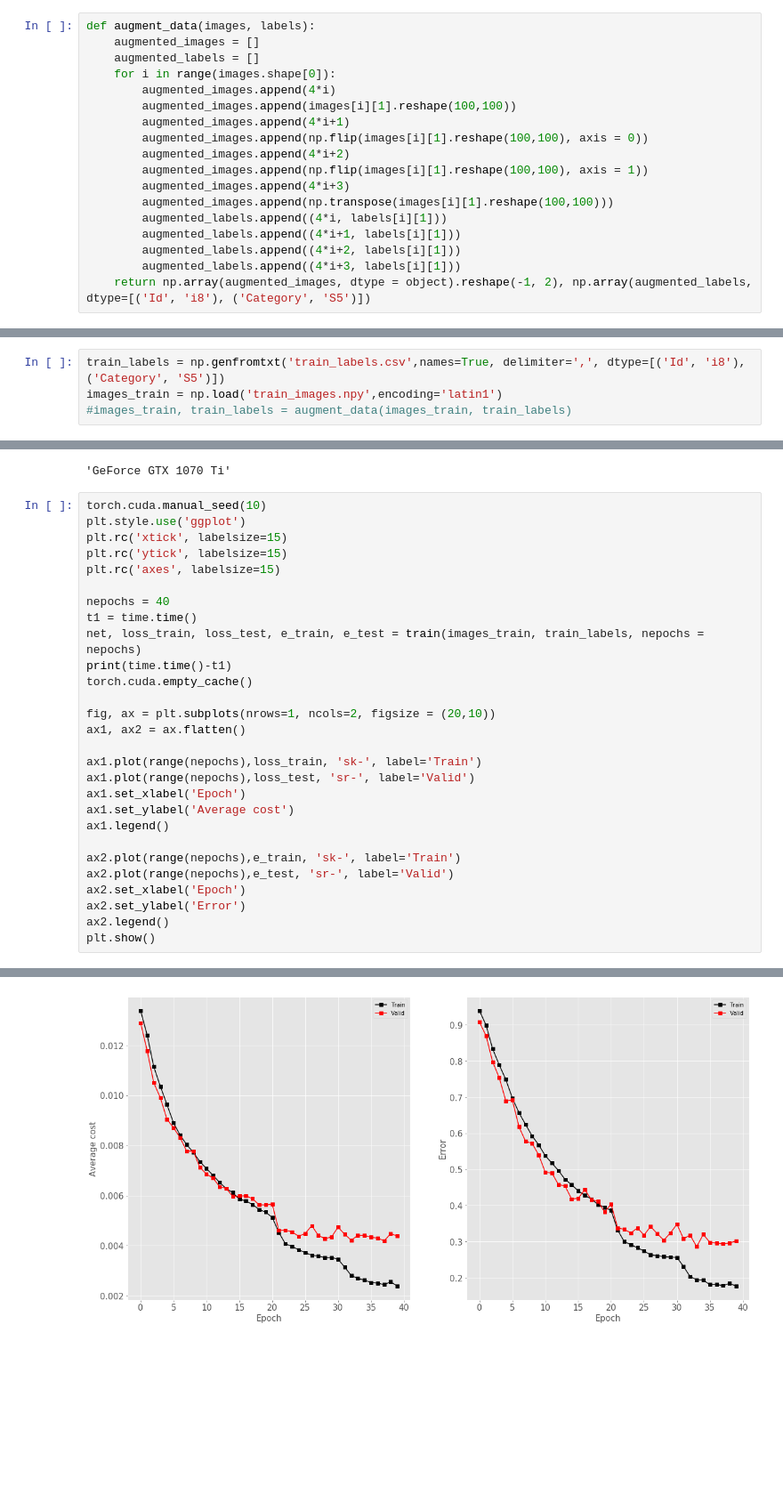
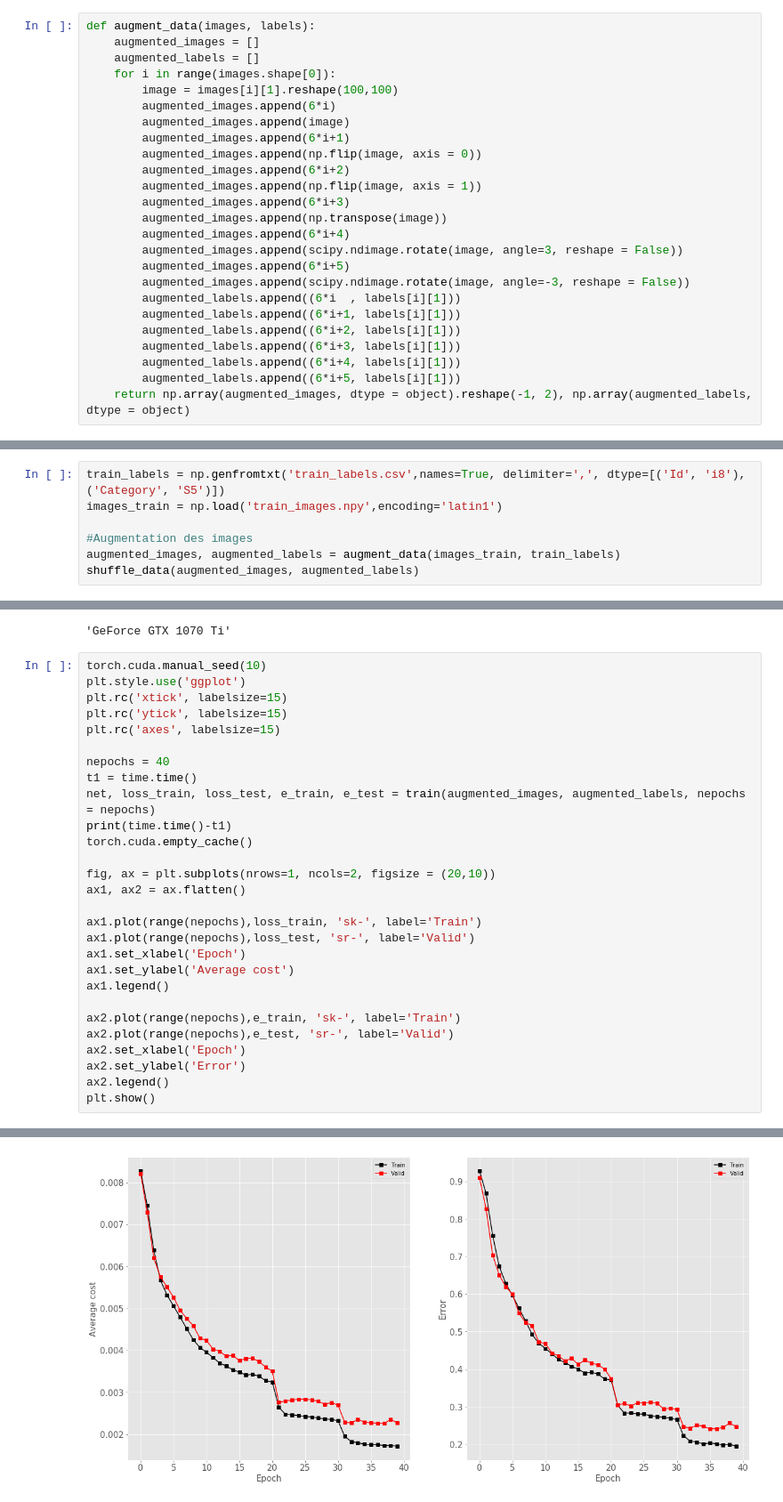
Before and after one commit to OMalenfantThuot/Devoir04_kaggle_competition, a Jupyter notebook: kaggle.ipynb, the cells around one changed output, grey strips where cells are left out. Shown at 89% size. Saved outputs shown, nothing was run; the diff lists cells and outputs as text; blank space fills up the shorter version.

Commit message:
premiere version avec augmentation

```diff
--- a/kaggle.ipynb
+++ b/kaggle.ipynb
@@ -207,16 +200,23 @@ def augment_data(images, labels):
     augmented_images = []
     augmented_labels = []
     for i in range(images.shape[0]):
-        augmented_images.append(4*i)
-        augmented_images.append(images[i][1].reshape(100,100))
-        augmented_images.append(4*i+1)
-        augmented_images.append(np.flip(images[i][1].reshape(100,100), axis = 0))
-        augmented_images.append(4*i+2)
-        augmented_images.append(np.flip(images[i][1].reshape(100,100), axis = 1))
-        augmented_images.append(4*i+3)
-        augmented_images.append(np.transpose(images[i][1].reshape(100,100)))
-        augmented_labels.append((4*i, labels[i][1]))
-        augmented_labels.append((4*i+1, labels[i][1]))
-        augmented_labels.append((4*i+2, labels[i][1]))
-        augmented_labels.append((4*i+3, labels[i][1]))
-    return np.array(augmented_images, dtype = object).reshape(-1, 2), np.array(augmented_labels, dtype=[('Id', 'i8'), ('Category', 'S5')])
+        image = images[i][1].reshape(100,100)
+        augmented_images.append(6*i)
+        augmented_images.append(image)
+        augmented_images.append(6*i+1)
+        augmented_images.append(np.flip(image, axis = 0))
+        augmented_images.append(6*i+2)
+        augmented_images.append(np.flip(image, axis = 1))
+        augmented_images.append(6*i+3)
+        augmented_images.append(np.transpose(image))
+        augmented_images.append(6*i+4)
+        augmented_images.append(scipy.ndimage.rotate(image, angle=3, reshape = False))
+        augmented_images.append(6*i+5)
+        augmented_images.append(scipy.ndimage.rotate(image, angle=-3, reshape = False))
+        augmented_labels.append((6*i  , labels[i][1]))
+        augmented_labels.append((6*i+1, labels[i][1]))
+        augmented_labels.append((6*i+2, labels[i][1]))
+        augmented_labels.append((6*i+3, labels[i][1]))
+        augmented_labels.append((6*i+4, labels[i][1]))
+        augmented_labels.append((6*i+5, labels[i][1]))
+    return np.array(augmented_images, dtype = object).reshape(-1, 2), np.array(augmented_labels, dtype = object)
@@ -223,7 +229,10 @@ def augment_data(images, labels):
 # %%
 train_labels = np.genfromtxt('train_labels.csv',names=True, delimiter=',', dtype=[('Id', 'i8'), ('Category', 'S5')])
 images_train = np.load('train_images.npy',encoding='latin1')
-#images_train, train_labels = augment_data(images_train, train_labels)
+
+#Augmentation des images
+augmented_images, augmented_labels = augment_data(images_train, train_labels)
+shuffle_data(augmented_images, augmented_labels)
 # %%
 device = torch.device("cuda:0" if torch.cuda.is_available() else "cpu")
 # %%
@@ -239,7 +248,7 @@ plt.rc('axes', labelsize=15)
 
 nepochs = 40
 t1 = time.time()
-net, loss_train, loss_test, e_train, e_test = train(images_train, train_labels, nepochs = nepochs)
+net, loss_train, loss_test, e_train, e_test = train(augmented_images, augmented_labels, nepochs = nepochs)
 print(time.time()-t1)
 torch.cuda.empty_cache()
 
@@ -279 +288 @@ Accuracy of    30 : 93 %
-[figure, old version]
+[figure, new version]
```
Also changed, not shown: parts of 8 cells of this notebook, 1 other file.
